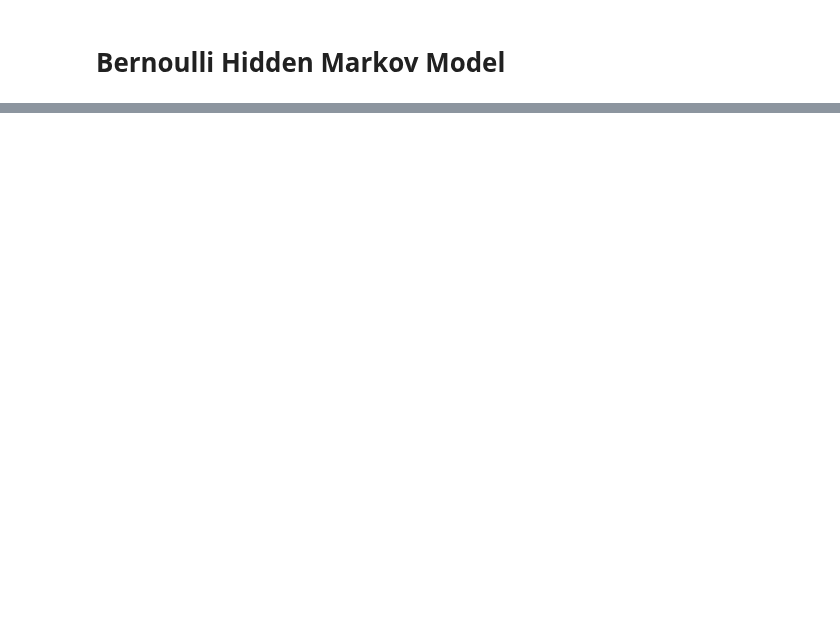
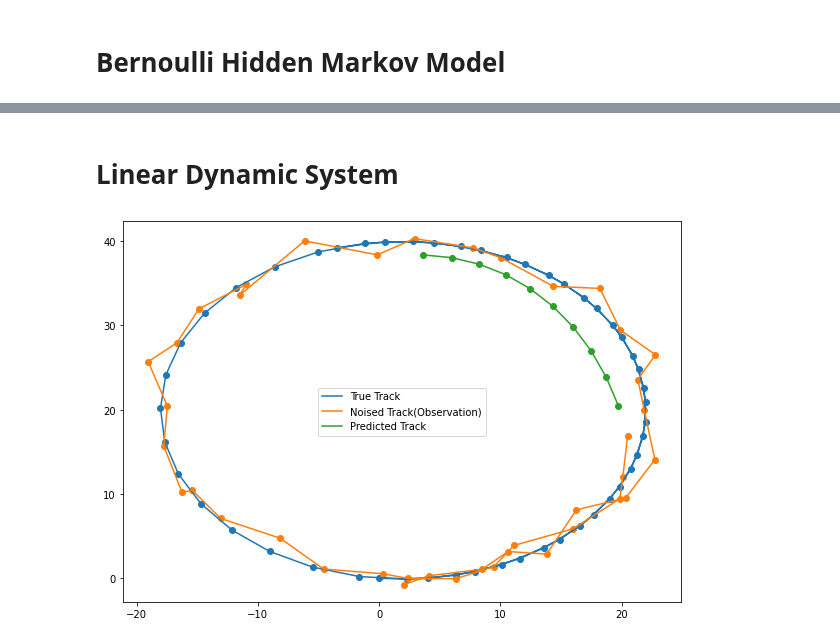
Before and after one commit to negRhlk/PRML, a Jupyter notebook: notebook/chapter13_sequential_data.ipynb, the cells around one changed output, grey strips where cells are left out. Saved outputs shown, nothing was run; the diff lists cells and outputs as text; code cells hidden in the pictures; blank space fills up the shorter version.

```diff
--- a/notebook/chapter13_sequential_data.ipynb
+++ b/notebook/chapter13_sequential_data.ipynb
@@ -406,0 +407,2 @@ plt.show()
+# %% [markdown]
+# Linear Dynamic System
@@ -406,0 +607,27 @@ plt.show()
+# %%
+def make_tracking_data(n=50):
+    X = np.zeros((n,2))
+    rad = 0
+    for i in range(n-1):
+        X[i+1] = X[i] + np.array([np.cos(rad),np.sin(rad)])*4
+        rad += 0.20
+    return X,X+np.random.randn(n,2)
+# %%
+X_true,X_noised = make_tracking_data(n=50)
+X_tr = X_noised[:40]
+
+lds = LinearDynamicalSystem(K=4,max_iter=100)
+lds.fit(X_tr)
+X_pred = lds.predict(X_tr,size=10)
+
+fig,ax = plt.subplots(1,1,figsize=(10,7))
+ax.scatter(X_true[:,0],X_true[:,1])
+ax.plot(X_true[:,0],X_true[:,1],label = "True Track")
+ax.scatter(X_tr[:,0],X_tr[:,1])
+ax.plot(X_tr[:,0],X_tr[:,1],label = "Noised Track(Observation)")
+ax.scatter(X_pred[:,0],X_pred[:,1])
+ax.plot(X_pred[:,0],X_pred[:,1],label = "Predicted Track")
+plt.legend()
+plt.show()
+# %% [output]
+[figure, added]
```
Also changed, not shown: parts of 4 cells of this notebook, 1 other file.
